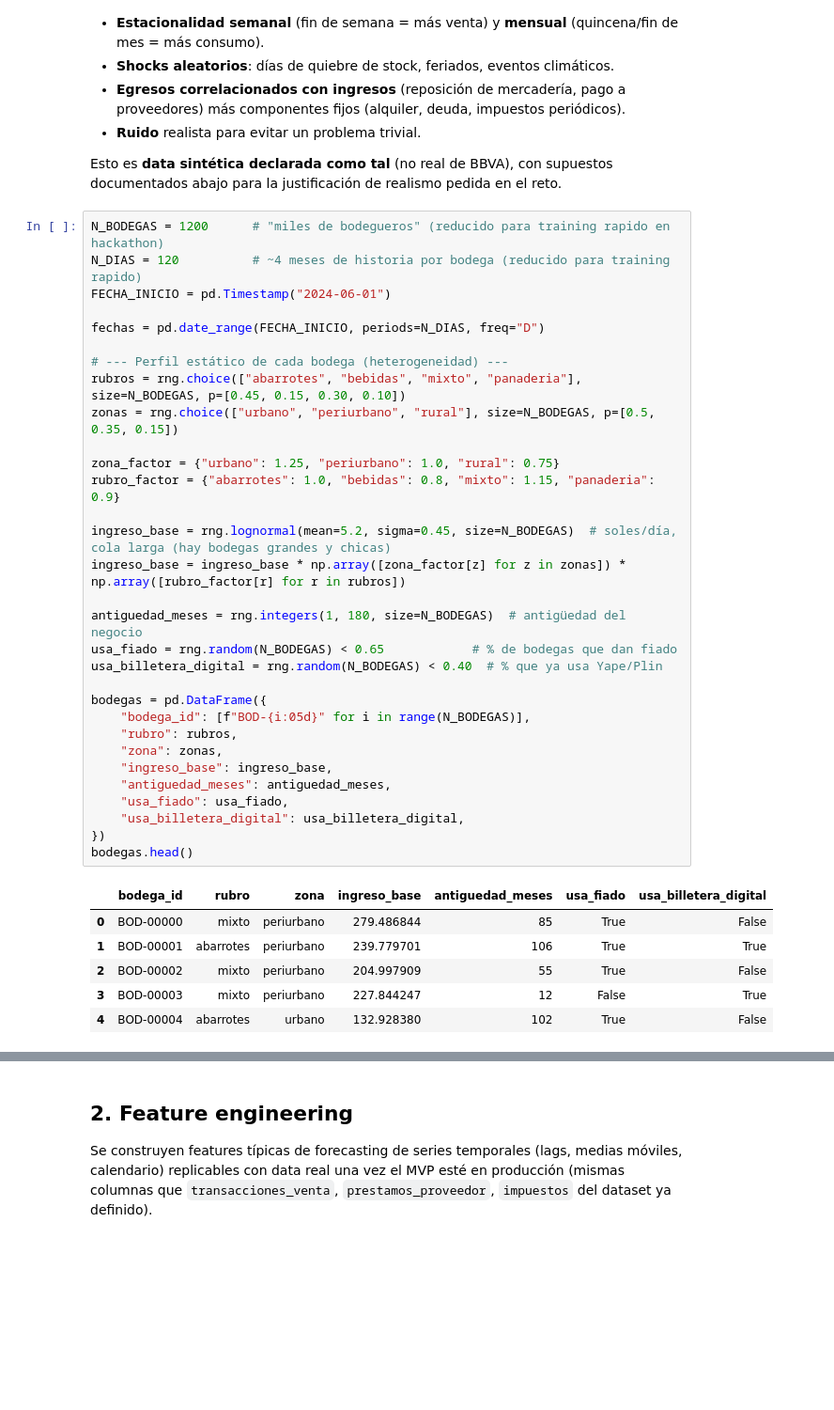
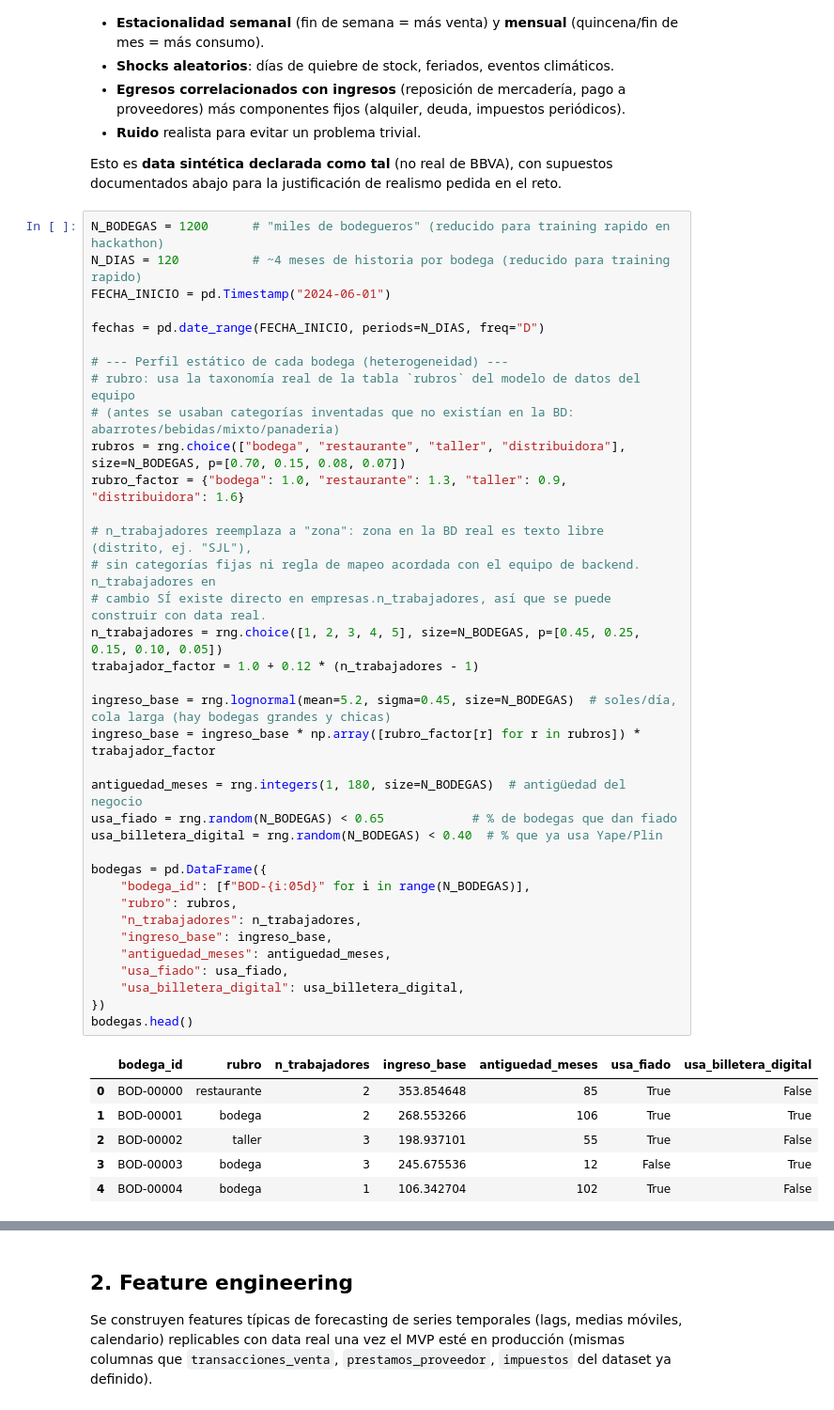
Before and after one commit to 24pedro24daniel-prog/Hackathon_BBVA_Equipo_7, a Jupyter notebook: modelo/modelo_ingreso_egreso_lightgbm.ipynb, the cells around one changed output, grey strips where cells are left out. Shown at 94% size. Drawn from its saved outputs; the diff is of its cells as text; blank space fills up the shorter version.

```diff
--- a/modelo/modelo_ingreso_egreso_lightgbm.ipynb
+++ b/modelo/modelo_ingreso_egreso_lightgbm.ipynb
@@ -35,41 +35,46 @@ Esto es **data sintética declarada como tal** (no real de BBVA), con supuestos
 # %%
 N_BODEGAS = 1200      # "miles de bodegueros" (reducido para training rapido en hackathon)
 N_DIAS = 120          # ~4 meses de historia por bodega (reducido para training rapido)
 FECHA_INICIO = pd.Timestamp("2024-06-01")
 
 fechas = pd.date_range(FECHA_INICIO, periods=N_DIAS, freq="D")
 
 # --- Perfil estático de cada bodega (heterogeneidad) ---
-rubros = rng.choice(["abarrotes", "bebidas", "mixto", "panaderia"], size=N_BODEGAS, p=[0.45, 0.15, 0.30, 0.10])
-zonas = rng.choice(["urbano", "periurbano", "rural"], size=N_BODEGAS, p=[0.5, 0.35, 0.15])
+# rubro: usa la taxonomía real de la tabla `rubros` del modelo de datos del equipo
+# (antes se usaban categorías inventadas que no existían en la BD: abarrotes/bebidas/mixto/panaderia)
+rubros = rng.choice(["bodega", "restaurante", "taller", "distribuidora"], size=N_BODEGAS, p=[0.70, 0.15, 0.08, 0.07])
+rubro_factor = {"bodega": 1.0, "restaurante": 1.3, "taller": 0.9, "distribuidora": 1.6}
 
-zona_factor = {"urbano": 1.25, "periurbano": 1.0, "rural": 0.75}
-rubro_factor = {"abarrotes": 1.0, "bebidas": 0.8, "mixto": 1.15, "panaderia": 0.9}
+# n_trabajadores reemplaza a "zona": zona en la BD real es texto libre (distrito, ej. "SJL"),
+# sin categorías fijas ni regla de mapeo acordada con el equipo de backend. n_trabajadores en
+# cambio SÍ existe directo en empresas.n_trabajadores, así que se puede construir con data real.
+n_trabajadores = rng.choice([1, 2, 3, 4, 5], size=N_BODEGAS, p=[0.45, 0.25, 0.15, 0.10, 0.05])
+trabajador_factor = 1.0 + 0.12 * (n_trabajadores - 1)
 
 ingreso_base = rng.lognormal(mean=5.2, sigma=0.45, size=N_BODEGAS)  # soles/día, cola larga (hay bodegas grandes y chicas)
-ingreso_base = ingreso_base * np.array([zona_factor[z] for z in zonas]) * np.array([rubro_factor[r] for r in rubros])
+ingreso_base = ingreso_base * np.array([rubro_factor[r] for r in rubros]) * trabajador_factor
 
 antiguedad_meses = rng.integers(1, 180, size=N_BODEGAS)  # antigüedad del negocio
 usa_fiado = rng.random(N_BODEGAS) < 0.65            # % de bodegas que dan fiado
 usa_billetera_digital = rng.random(N_BODEGAS) < 0.40  # % que ya usa Yape/Plin
 
 bodegas = pd.DataFrame({
     "bodega_id": [f"BOD-{i:05d}" for i in range(N_BODEGAS)],
     "rubro": rubros,
-    "zona": zonas,
+    "n_trabajadores": n_trabajadores,
     "ingreso_base": ingreso_base,
     "antiguedad_meses": antiguedad_meses,
     "usa_fiado": usa_fiado,
     "usa_billetera_digital": usa_billetera_digital,
 })
 bodegas.head()
 # %% [output]
-|  | bodega_id | rubro | zona | ingreso_base | antiguedad_meses | usa_fiado | usa_billetera_digital |
-| 0 | BOD-00000 | mixto | periurbano | 279.486844 | 85 | True | False |
-| 1 | BOD-00001 | abarrotes | periurbano | 239.779701 | 106 | True | True |
-| 2 | BOD-00002 | mixto | periurbano | 204.997909 | 55 | True | False |
-| 3 | BOD-00003 | mixto | periurbano | 227.844247 | 12 | False | True |
-| 4 | BOD-00004 | abarrotes | urbano | 132.928380 | 102 | True | False |
+|  | bodega_id | rubro | n_trabajadores | ingreso_base | antiguedad_meses | usa_fiado | usa_billetera_digital |
+| 0 | BOD-00000 | restaurante | 2 | 353.854648 | 85 | True | False |
+| 1 | BOD-00001 | bodega | 2 | 268.553266 | 106 | True | True |
+| 2 | BOD-00002 | taller | 3 | 198.937101 | 55 | True | False |
+| 3 | BOD-00003 | bodega | 3 | 245.675536 | 12 | False | True |
+| 4 | BOD-00004 | bodega | 1 | 106.342704 | 102 | True | False |
 # %%
 # --- Serie temporal por bodega ---
 def simular_bodega(row, fechas, rng):
```
Also changed, not shown: parts of 11 cells of this notebook, 8 other files.
